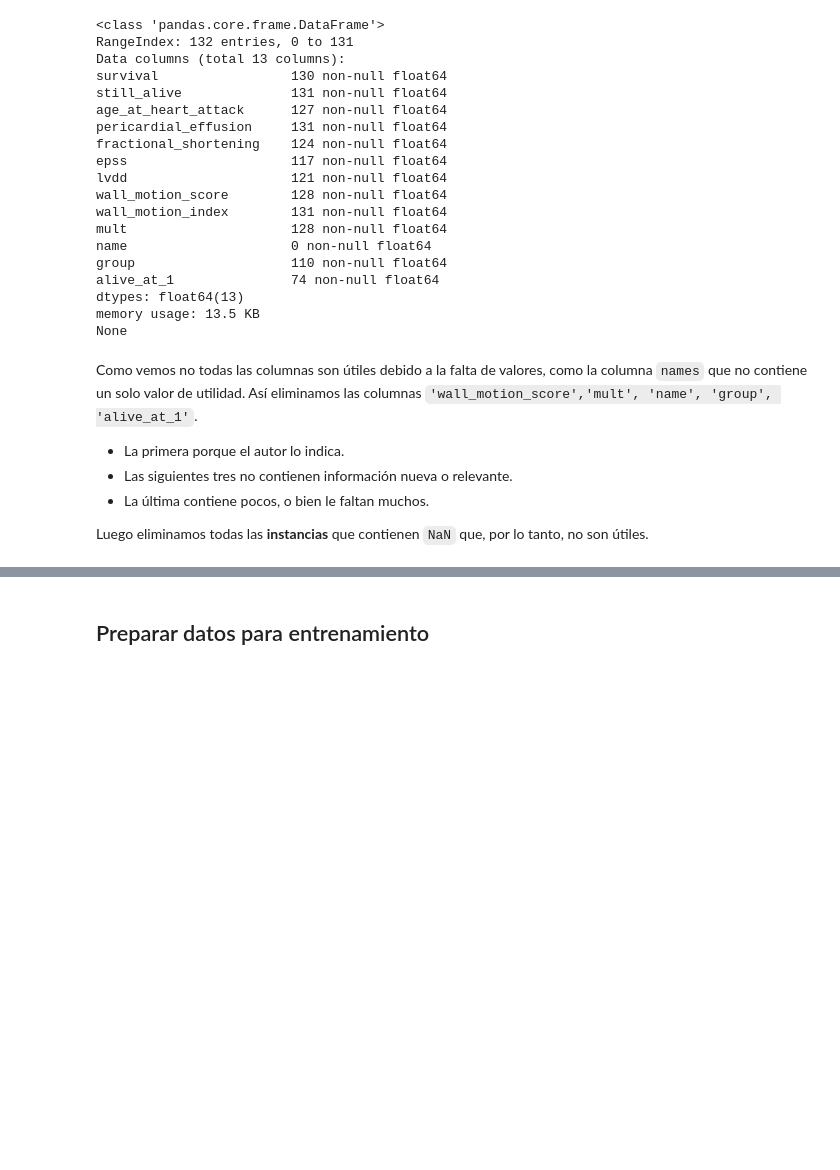
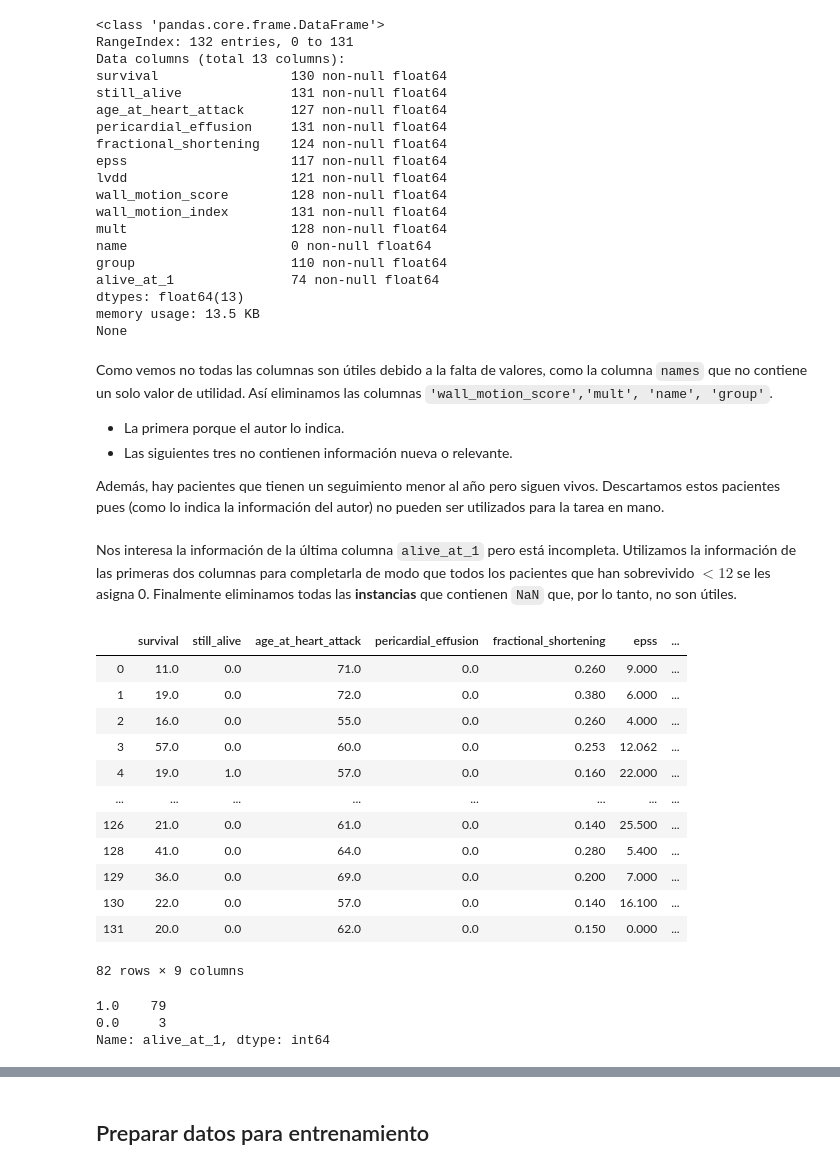
Before and after one commit to castaned/ML, a Jupyter notebook: MLP (echocardiogram)/MLP (echocardiogram).ipynb, the cells around one changed output, grey strips where cells are left out. Saved outputs shown, nothing was run; the diff lists cells and outputs as text; code cells hidden in the pictures; blank space fills up the shorter version.

```diff
--- a/MLP (echocardiogram)/MLP (echocardiogram).ipynb
+++ b/MLP (echocardiogram)/MLP (echocardiogram).ipynb
@@ -50,10 +49,9 @@ dtypes: float64(13)
 memory usage: 13.5 KB
 None
 # %% [markdown]
-Como vemos no todas las columnas son útiles debido a la falta de valores, como la columna `names` que no contiene un solo valor de utilidad. Así eliminamos las columnas `'wall_motion_score','mult', 'name', 'group', 'alive_at_1'`.
+Como vemos no todas las columnas son útiles debido a la falta de valores, como la columna `names` que no contiene un solo valor de utilidad. Así eliminamos las columnas `'wall_motion_score','mult', 'name', 'group'`.
  - La primera porque el autor lo indica.
  - Las siguientes tres no contienen información nueva o relevante.
- - La última contiene pocos, o bien le faltan muchos.
 
-Luego eliminamos todas las __instancias__ que contienen `NaN` que, por lo tanto, no son útiles.
+Además, hay pacientes que tienen un seguimiento menor al año pero siguen vivos. Descartamos estos pacientes pues (como lo indica la información del autor) no pueden ser utilizados para la tarea en mano.
 # %%
@@ -62 +61,30 @@ data = data.dropna()
+# %% [markdown]
+Nos interesa la información de la última columna `alive_at_1` pero está incompleta. Utilizamos la información de las primeras dos columnas para completarla de modo que todos los pacientes que han sobrevivido $<12$ se les asigna 0.  Finalmente eliminamos todas las __instancias__ que contienen `NaN` que, por lo tanto, no son útiles.
+# %%
+for i in range( len(data['survival'].values) ):
+    if (data['survival'].values[i] < 12):
+        data['alive_at_1'].values[i] = 0
+    else:
+        data['alive_at_1'].values[i] = 1
+
+data.dropna(inplace=True)
+display(data)
+data['alive_at_1'].value_counts()
+# %% [output]
+|  | survival | still_alive | age_at_heart_attack | pericardial_effusion | fractional_shortening | epss | ... |
+| 0 | 11.0 | 0.0 | 71.0 | 0.0 | 0.260 | 9.000 | ... |
+| 1 | 19.0 | 0.0 | 72.0 | 0.0 | 0.380 | 6.000 | ... |
+| 2 | 16.0 | 0.0 | 55.0 | 0.0 | 0.260 | 4.000 | ... |
+| 3 | 57.0 | 0.0 | 60.0 | 0.0 | 0.253 | 12.062 | ... |
+| 4 | 19.0 | 1.0 | 57.0 | 0.0 | 0.160 | 22.000 | ... |
+| ... | ... | ... | ... | ... | ... | ... | ... |
+| 126 | 21.0 | 0.0 | 61.0 | 0.0 | 0.140 | 25.500 | ... |
+| 128 | 41.0 | 0.0 | 64.0 | 0.0 | 0.280 | 5.400 | ... |
+| 129 | 36.0 | 0.0 | 69.0 | 0.0 | 0.200 | 7.000 | ... |
+| 130 | 22.0 | 0.0 | 57.0 | 0.0 | 0.140 | 16.100 | ... |
+| 131 | 20.0 | 0.0 | 62.0 | 0.0 | 0.150 | 0.000 | ... |
+82 rows × 9 columns
+1.0    79
+0.0     3
+Name: alive_at_1, dtype: int64
 # %% [markdown]
```
Also changed, not shown: parts of 6 cells of this notebook.
